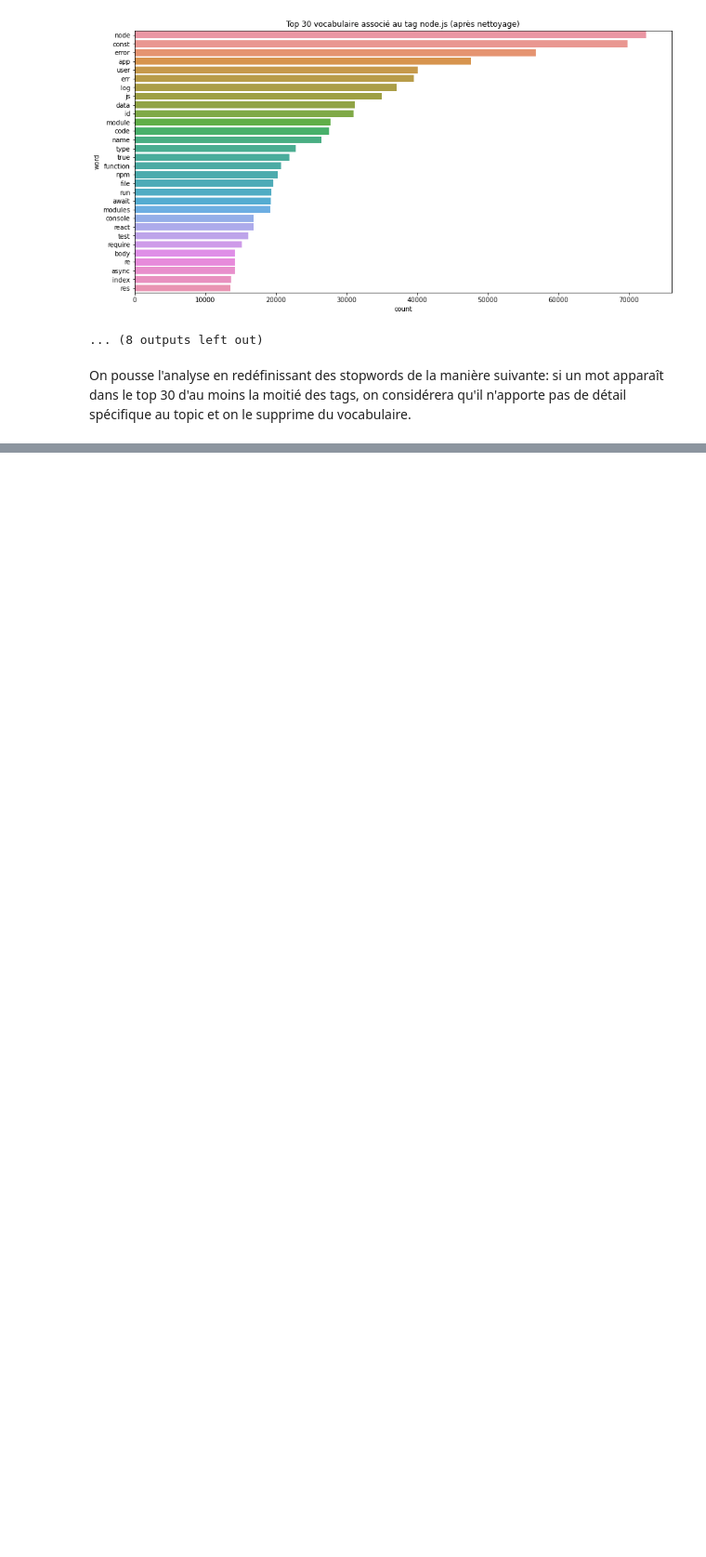
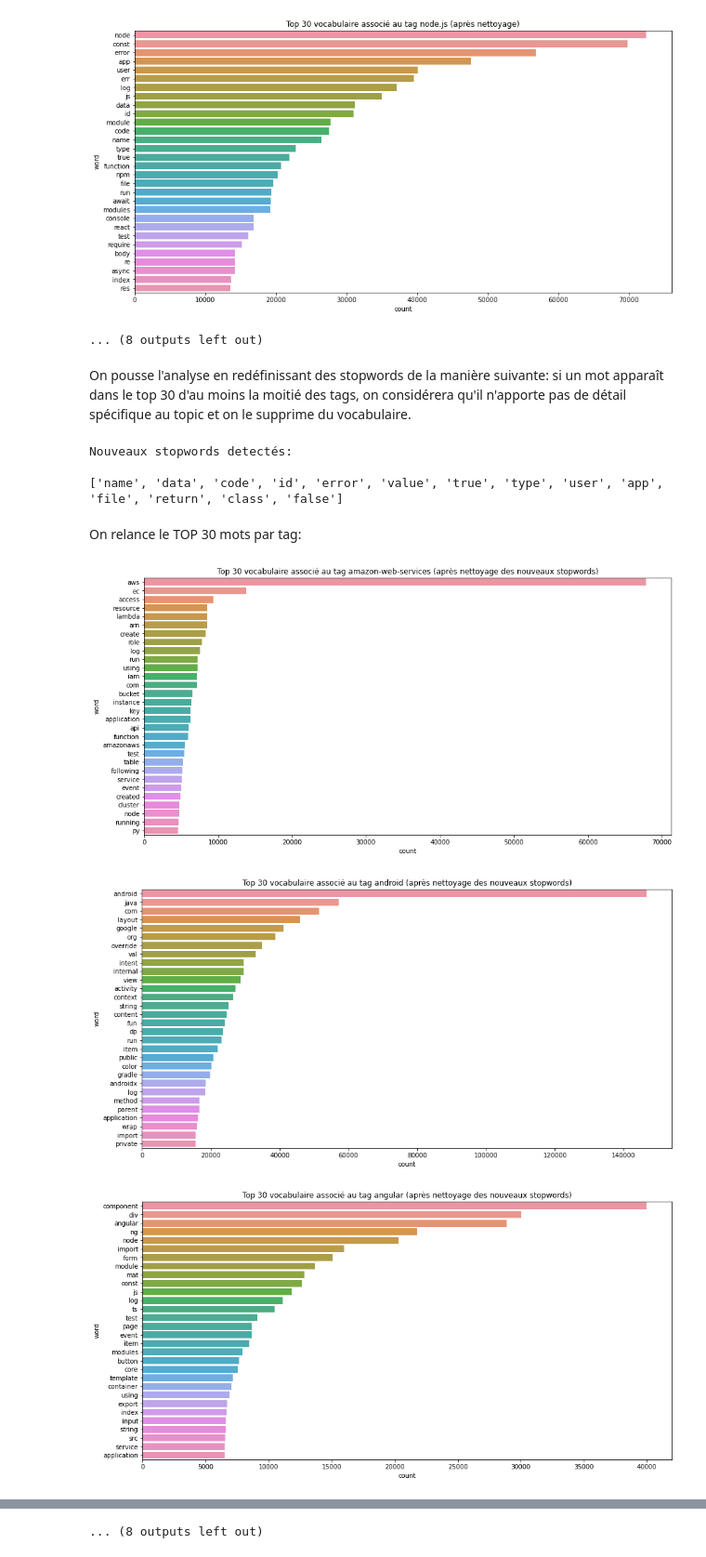
Before and after one commit to felanbi/Projet-OC-Categoriser-automatiquement-des-questions, a Jupyter notebook: P5_01_notebookexploration.ipynb, the cells around one changed output, grey strips where cells are left out. Shown at 93% size. Cells and saved outputs as stored; diff of their text form; code cells hidden in the pictures; blank space fills up the shorter version.

```diff
--- a/P5_01_notebookexploration.ipynb
+++ b/P5_01_notebookexploration.ipynb
@@ -314,3 +314,37 @@ for tag in mlb.classes_.tolist():
     words_top30_tag.extend(words_dist)
 
 new_stopwords = [x[0] for x in FreqDist(words_top30_tag).most_common() if x[1] >= len(mlb.classes_.tolist())/2]
+# %%
+print(f"Nouveaux stopwords detectés:\n\n{new_stopwords}")
+# %% [output]
+Nouveaux stopwords detectés:
+
+['name', 'data', 'code', 'id', 'error', 'value', 'true', 'type', 'user', 'app', 'file', 'return', 'class', 'false']
+# %% [markdown]
+On relance le TOP 30 mots par tag:
+# %%
+mlb = MultiLabelBinarizer()
+df_tmp_tmp = pd.DataFrame(data = mlb.fit_transform(df.tags.to_list()),
+                          columns = mlb.classes_)
+
+for tag in mlb.classes_.tolist():
+    df_tmp = df.copy()
+    df_tmp.loc[:, tag] = df_tmp_tmp[tag].values
+    df_tmp = df_tmp[df_tmp[tag] == 1]
+    all_words = [w for liste in df_tmp.post.map(lambda x: x.split()) for w in liste]
+    words_dist = FreqDist(all_words).most_common(30)
+
+    df_dist_tmp = pd.DataFrame(data = words_dist,
+                       columns = ["word", "count"])
+
+    plt.figure(figsize = (15, 7.5))
+    plt.title(f"Top 30 vocabulaire associé au tag {tag} (après nettoyage des nouveaux stopwords)")
+    sns.barplot(data = df_dist_tmp,
+                y = "word",
+                x = "count")
+    plt.show()
+    df_tmp.drop(columns = [tag], inplace = True)
+# %% [output]
+[figure, added]
+[figure, added]
+[figure, added]
@@ -316,0 +360 @@ new_stopwords = [x[0] for x in FreqDist(words_top30_tag).most_common() if x[1] >
+... (8 outputs left out)
```
Also changed, not shown: parts of 2 cells of this notebook.
